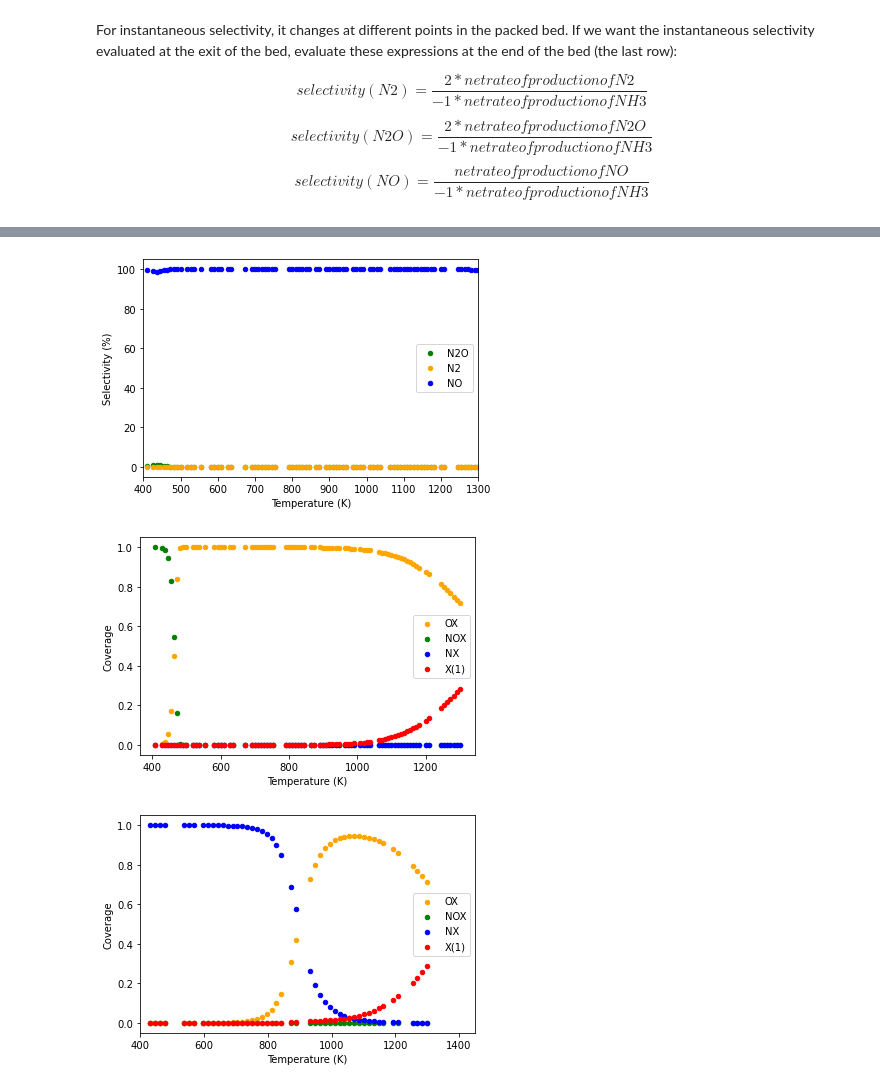
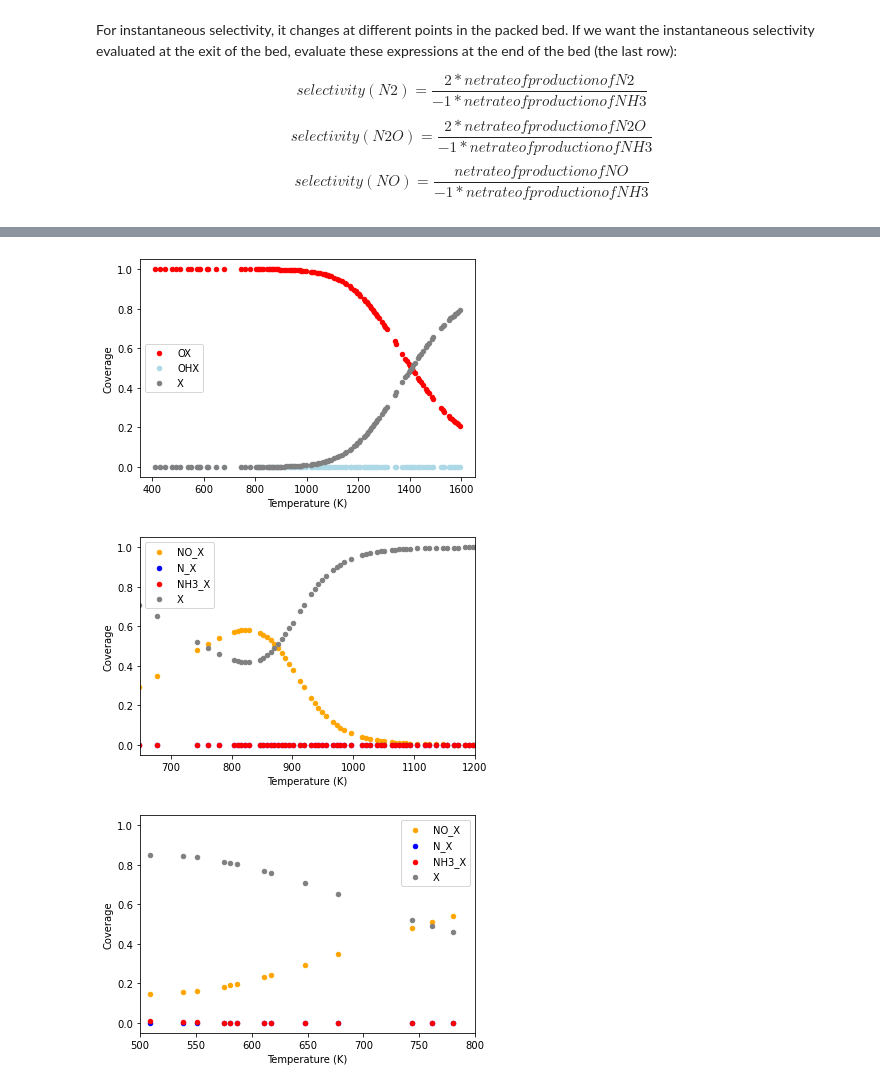
Before and after one commit to Tingchenlee/schneider, a Jupyter notebook: No_Gas_Reactions/Pt111/Analyze_CSTR_Pt111.ipynb, the cells around one changed output, grey strips where cells are left out. Cells and saved outputs as stored; diff of their text form; code cells hidden in the pictures.

```diff
--- a/No_Gas_Reactions/Pt111/Analyze_CSTR_Pt111.ipynb
+++ b/No_Gas_Reactions/Pt111/Analyze_CSTR_Pt111.ipynb
@@ -183,0 +236,27 @@ data_dict[commit]
+# %%
+for commit in commit_list:
+    data_dict[commit]['NH3(6) conversion (%)']= 100*(data_dict[commit]['X_nh3 initial'] - data_dict[commit]['NH3(6)'])/data_dict[commit]['X_nh3 initial']
+
+    S_N2 = ((-2)*(data_dict[commit]['N2(4) ROP [kmol/m^3 s]']+data_dict[commit]['N2(4) surface ROP [kmol/m^2 s]'])/
+            (data_dict[commit]['NH3(6) ROP [kmol/m^3 s]']+ data_dict[commit]['NH3(6) surface ROP [kmol/m^2 s]']))
+
+    S_NO = ((-1)*(data_dict[commit]['NO(5) ROP [kmol/m^3 s]']+data_dict[commit]['NO(5) surface ROP [kmol/m^2 s]'])/
+            (data_dict[commit]['NH3(6) ROP [kmol/m^3 s]']+ data_dict[commit]['NH3(6) surface ROP [kmol/m^2 s]']))
+
+    S_N2O = ((-2)*(data_dict[commit]['N2O(7) ROP [kmol/m^3 s]']+data_dict[commit]['N2O(7) surface ROP [kmol/m^2 s]'])/
+            (data_dict[commit]['NH3(6) ROP [kmol/m^3 s]']+ data_dict[commit]['NH3(6) surface ROP [kmol/m^2 s]']))
+
+    data_dict[commit]['N2(4) Selectivity (%)'] = 100*S_N2 / (S_N2 + S_NO + S_N2O)
+    data_dict[commit]['NO(5) Selectivity (%)'] = 100*S_NO / (S_N2 + S_NO + S_N2O)
+    data_dict[commit]['N2O(7) Selectivity (%)'] = 100*S_N2O / (S_N2 + S_NO + S_N2O)
+
+    data_dict[commit]['OX Coverage']=data_dict[commit]['OX']/(data_dict[commit]['OX'] + data_dict[commit]['OHX']+ data_dict[commit]['X(1)'])
+    data_dict[commit]['OHX Coverage']=data_dict[commit]['OHX']/(data_dict[commit]['OX'] + data_dict[commit]['OHX']+ data_dict[commit]['X(1)'])
+    data_dict[commit]['X(1) Coverage']=data_dict[commit]['X(1)']/(data_dict[commit]['OX'] + data_dict[commit]['OHX']+ data_dict[commit]['X(1)'])
+
+    data_dict[commit]['NOX Coverage']=data_dict[commit]['NOX']/(data_dict[commit]['NOX'] + data_dict[commit]['NX']+ data_dict[commit]['NH3X']+ data_dict[commit]['X(1)'])
+    data_dict[commit]['NX Coverage']=data_dict[commit]['NX']/(data_dict[commit]['NOX'] + data_dict[commit]['NX']+ data_dict[commit]['NH3X']+ data_dict[commit]['X(1)'])
+    data_dict[commit]['NH3X Coverage']=10*data_dict[commit]['NH3X']/(data_dict[commit]['NOX'] + data_dict[commit]['NX']+ data_dict[commit]['NH3X']+ data_dict[commit]['X(1)'])
+    data_dict[commit]['X Coverage']=data_dict[commit]['X(1)']/(data_dict[commit]['NOX'] + data_dict[commit]['NX']+ data_dict[commit]['NH3X']+ data_dict[commit]['X(1)'])
+
+    data_dict[commit]['Residence Time (s)'] = data_dict[commit]['V (M^3/s)']
@@ -189,42 +304,43 @@ data_dict[commit].plot.scatter(x='T (K)',y='NH3(6) conversion (%)',label='NH3(6)
 # %%
-ax1 = data_dict[commit].plot.scatter(x='T (K)',y='N2O(7) Selectivity (%)',
-                                     label='N2O',color='g')
-ax2 = data_dict[commit].plot.scatter(x='T (K)',y='N2(4) Selectivity (%)',
-                                     label='N2',color="orange", ax=ax1)
-ax3 = data_dict[commit].plot.scatter(x='T (K)',y='NO(5) Selectivity (%)',
-                                     label='NO',color='blue', ax=ax1)
+ax1 = data_dict[commit].plot.scatter(x='T (K)',y='OX Coverage',
+                                     label='OX',color="r")
+ax2 = data_dict[commit].plot.scatter(x='T (K)',y='OHX Coverage',
+                                     label='OHX',color='lightblue', ax=ax1)
+ax3 = data_dict[commit].plot.scatter(x='T (K)',y='X(1) Coverage',
+                                     label='X',color='gray', ax=ax1)
 ax1.set_xlabel("Temperature (K)")
-ax1.set_ylabel("Selectivity (%)")
-ax1.set_xlim(400, 1300)
+ax1.set_ylabel("Coverage")
+# ax1.set_xlim(500,800)
 plt.show()
 # %% [output]
-[figure, old version]
+[figure, new version]
 # %%
-ax1 = data_dict[commit].plot.scatter(x='T (K)',y='OX Coverage',
-                                     label='OX',color="orange")
-ax2 = data_dict[commit].plot.scatter(x='T (K)',y='NOX Coverage',
-                                      label='NOX',color='g', ax=ax1)
-ax3 = data_dict[commit].plot.scatter(x='T (K)',y='NX Coverage',
-                                     label='NX',color='blue', ax=ax1)
+ax1 = data_dict[commit].plot.scatter(x='T (K)',y='NOX Coverage',
+                                     label='NO_X',color="orange")
+ax2 = data_dict[commit].plot.scatter(x='T (K)',y='NX Coverage',
+                                     label='N_X',color='blue', ax=ax1)
+ax3 = data_dict[commit].plot.scatter(x='T (K)',y='NH3X Coverage',
+                                     label='NH3_X',color='red', ax=ax1)
 ax4 = data_dict[commit].plot.scatter(x='T (K)',y='X Coverage',
-                                      label='X(1)',color='r', ax=ax1)
+                                     label='X',color='gray', ax=ax1)
 ax1.set_xlabel("Temperature (K)")
 ax1.set_ylabel("Coverage")
+ax1.set_xlim(650,1200)
 plt.show()
 # %% [output]
-[figure, old version]
+[figure, new version]
 # %%
-ax1 = data_dict[commit].plot.scatter(x='T (K)',y='OX Coverage',
-                                     label='OX',color="orange")
-ax2 = data_dict[commit].plot.scatter(x='T (K)',y='NOX Coverage',
-                                     label='NOX',color='g', ax=ax1)
-ax3 = data_dict[commit].plot.scatter(x='T (K)',y='NX Coverage',
-                                     label='NX',color='blue', ax=ax1)
+ax1 = data_dict[commit].plot.scatter(x='T (K)',y='NOX Coverage',
+                                     label='NO_X',color="orange")
+ax2 = data_dict[commit].plot.scatter(x='T (K)',y='NX Coverage',
+                                     label='N_X',color='blue', ax=ax1)
+ax3 = data_dict[commit].plot.scatter(x='T (K)',y='NH3X Coverage',
+                                     label='NH3_X',color='red', ax=ax1)
 ax4 = data_dict[commit].plot.scatter(x='T (K)',y='X Coverage',
-                                     label='X(1)',color='r', ax=ax1)
+                                     label='X',color='gray', ax=ax1)
 ax1.set_xlabel("Temperature (K)")
 ax1.set_ylabel("Coverage")
-ax1.set_xlim(400, 1450)
+ax1.set_xlim(500,800)
 plt.show()
 # %% [output]
-[figure, old version]
+[figure, new version]
```
Also changed, not shown: parts of 19 cells of this notebook, 25 other files.
